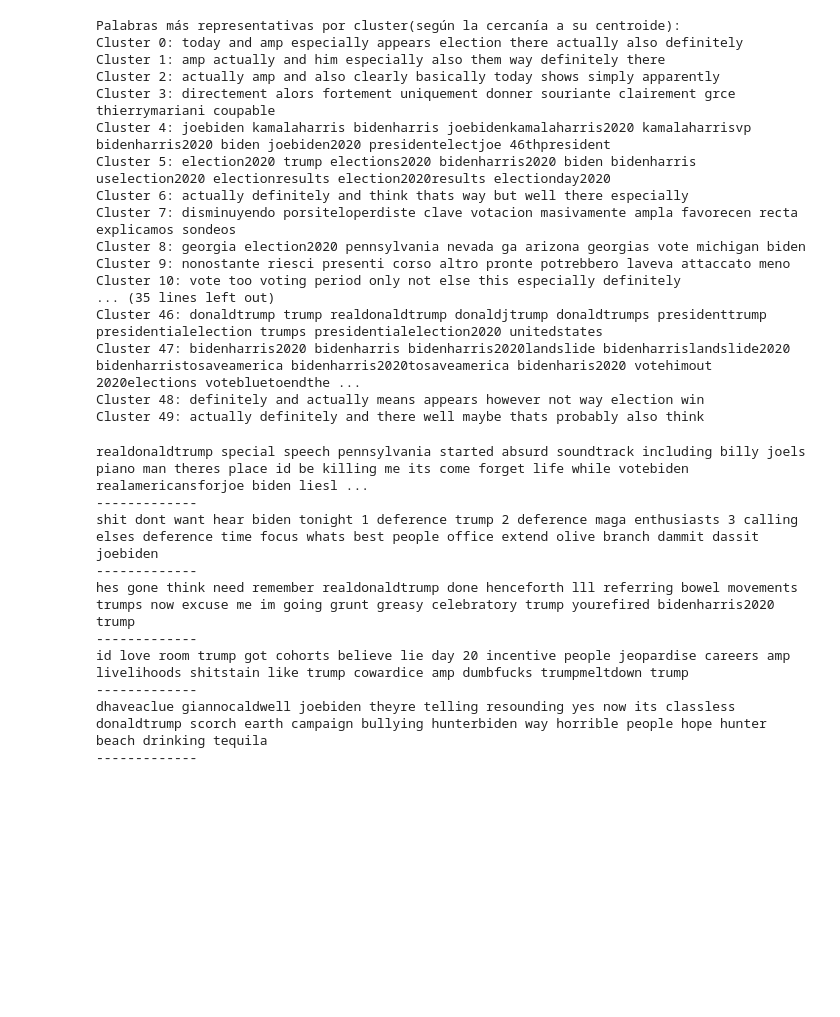
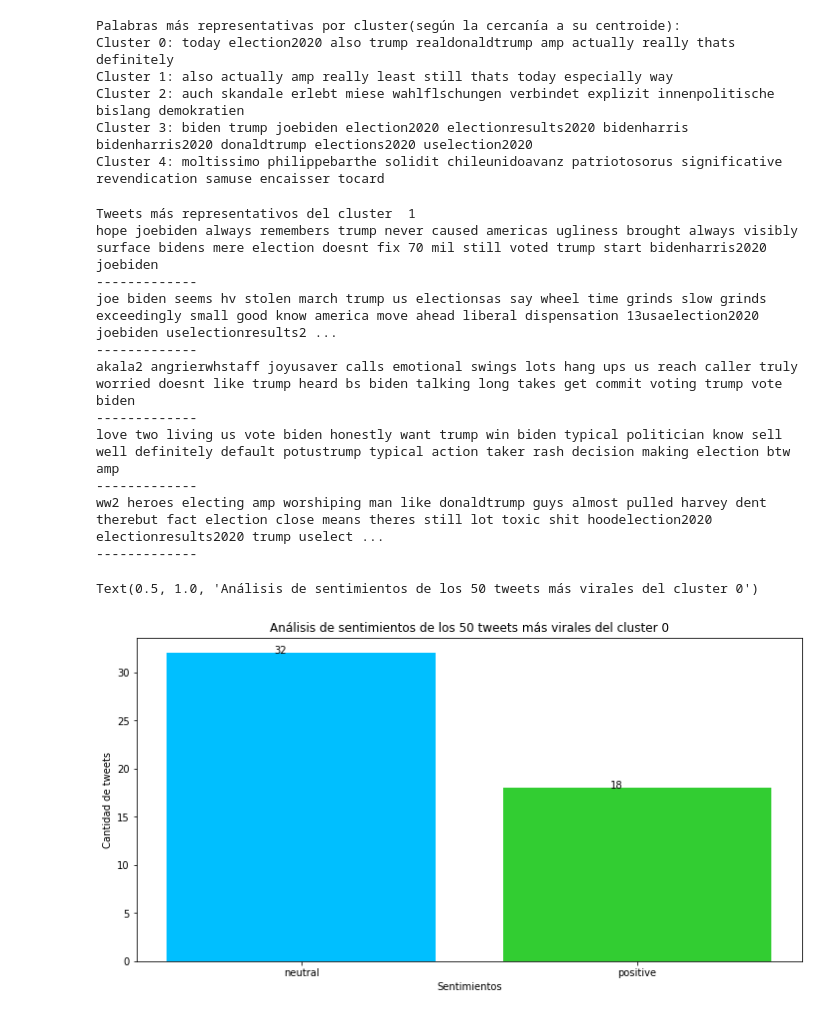
Before and after one commit to josue2510/Data_science_2020_election_support, a Jupyter notebook: Clustering.ipynb, the cells around one changed output. Cells and saved outputs as stored; diff of their text form; code cells hidden in the pictures; blank space fills up the shorter version.

```diff
--- a/Clustering.ipynb
+++ b/Clustering.ipynb
@@ -172,7 +208,7 @@ Counter({0: 69759,
 # %%
 #Obtenemos las palabras más representativas en cada cluster
 print("Palabras más representativas por cluster(según la cercanía a su centroide):")
-for i in range(50):
+for i in range(5):
     tokens_per_cluster = ""
     most_representative = model.wv.most_similar(positive=[clustering.cluster_centers_[i]], topn=10)
     for t in most_representative:
@@ -180,39 +216,46 @@ for i in range(50):
     print(f"Cluster {i}: {tokens_per_cluster}")
 # %% [output]
 Palabras más representativas por cluster(según la cercanía a su centroide):
-Cluster 0: today and amp especially appears election there actually also definitely
-Cluster 1: amp actually and him especially also them way definitely there
-Cluster 2: actually amp and also clearly basically today shows simply apparently
-Cluster 3: directement alors fortement uniquement donner souriante clairement grce thierrymariani coupable
-Cluster 4: joebiden kamalaharris bidenharris joebidenkamalaharris2020 kamalaharrisvp bidenharris2020 biden joebiden2020 presidentelectjoe 46thpresident
-Cluster 5: election2020 trump elections2020 bidenharris2020 biden bidenharris uselection2020 electionresults election2020results electionday2020
-Cluster 6: actually definitely and think thats way but well there especially
-Cluster 7: disminuyendo porsiteloperdiste clave votacion masivamente ampla favorecen recta explicamos sondeos
-Cluster 8: georgia election2020 pennsylvania nevada ga arizona georgias vote michigan biden
-Cluster 9: nonostante riesci presenti corso altro pronte potrebbero laveva attaccato meno
-Cluster 10: vote too voting period only not else this especially definitely
-... (35 lines left out)
-Cluster 46: donaldtrump trump realdonaldtrump donaldjtrump donaldtrumps presidenttrump presidentialelection trumps presidentialelection2020 unitedstates
-Cluster 47: bidenharris2020 bidenharris bidenharris2020landslide bidenharrislandslide2020 bidenharristosaveamerica bidenharris2020tosaveamerica bidenharis2020 votehimout 2020elections votebluetoendthe ...
-Cluster 48: definitely and actually means appears however not way election win
-Cluster 49: actually definitely and there well maybe thats probably also think
+Cluster 0: today election2020 also trump realdonaldtrump amp actually really thats definitely
+Cluster 1: also actually amp really least still thats today especially way
+Cluster 2: auch skandale erlebt miese wahlflschungen verbindet explizit innenpolitische bislang demokratien
+Cluster 3: biden trump joebiden election2020 electionresults2020 bidenharris bidenharris2020 donaldtrump elections2020 uselection2020
+Cluster 4: moltissimo philippebarthe solidit chileunidoavanz patriotosorus significative revendication samuse encaisser tocard
 # %%
 #Obtenemos los n tweets más representativos del cluster en específico
-test_cluster = 49
+test_cluster = list(cluster_count.values()).index(max(cluster_count.values())) - 1
 most_representative_docs = np.argsort(
     np.linalg.norm(vectorized_docs - clustering.cluster_centers_[test_cluster], axis=1)
 )
+print("Tweets más representativos del cluster ",test_cluster)
 for d in most_representative_docs[:5]:
     print(tweets['tweet'][d])
     print("-------------")
 # %% [output]
-realdonaldtrump special speech pennsylvania started absurd soundtrack including billy joels piano man theres place id be killing me its come forget life while votebiden realamericansforjoe biden liesl ...
+Tweets más representativos del cluster  1
+hope joebiden always remembers trump never caused americas ugliness brought always visibly surface bidens mere election doesnt fix 70 mil still voted trump start bidenharris2020 joebiden
 -------------
-shit dont want hear biden tonight 1 deference trump 2 deference maga enthusiasts 3 calling elses deference time focus whats best people office extend olive branch dammit dassit joebiden
+joe biden seems hv stolen march trump us electionsas say wheel time grinds slow grinds exceedingly small good know america move ahead liberal dispensation 13usaelection2020 joebiden uselectionresults2 ...
 -------------
-hes gone think need remember realdonaldtrump done henceforth lll referring bowel movements trumps now excuse me im going grunt greasy celebratory trump yourefired bidenharris2020 trump
+akala2 angrierwhstaff joyusaver calls emotional swings lots hang ups us reach caller truly worried doesnt like trump heard bs biden talking long takes get commit voting trump vote biden
 -------------
-id love room trump got cohorts believe lie day 20 incentive people jeopardise careers amp livelihoods shitstain like trump cowardice amp dumbfucks trumpmeltdown trump
+love two living us vote biden honestly want trump win biden typical politician know sell well definitely default potustrump typical action taker rash decision making election btw amp
 -------------
-dhaveaclue giannocaldwell joebiden theyre telling resounding yes now its classless donaldtrump scorch earth campaign bullying hunterbiden way horrible people hope hunter beach drinking tequila
+ww2 heroes electing amp worshiping man like donaldtrump guys almost pulled harvey dent therebut fact election close means theres still lot toxic shit hoodelection2020 electionresults2020 trump uselect ...
 -------------
+# %%
+def text_plot(y):
+  for c, value in enumerate(y):
+    plt.text(c-0.08, value, str(value))
+# %%
+cluster0 = tweets[tweets.cluster == 0].sort_values(by='likes', ascending=False)[:50]
+sentiment_cnt = Counter(cluster0.analysis)
+plt.figure(figsize=(12,6))
+plt.bar(sentiment_cnt.keys(), sentiment_cnt.values(), color=['deepskyblue', 'limegreen'])
+plt.xlabel('Sentimientos')
+plt.ylabel('Cantidad de tweets')
+text_plot(sentiment_cnt.values())
+plt.title("Análisis de sentimientos de los 50 tweets más virales del cluster 0")
+# %% [output]
+Text(0.5, 1.0, 'Análisis de sentimientos de los 50 tweets más virales del cluster 0')
+[figure, added]
```
Also changed, not shown: parts of 16 cells of this notebook.
